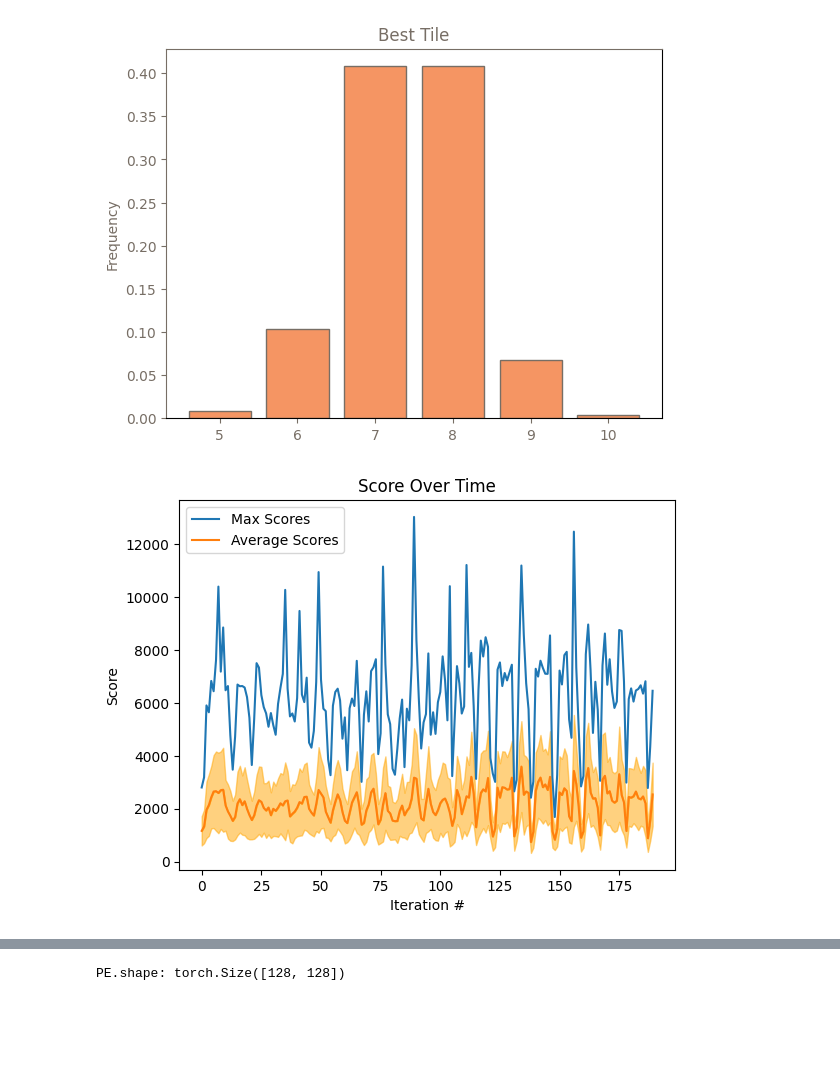
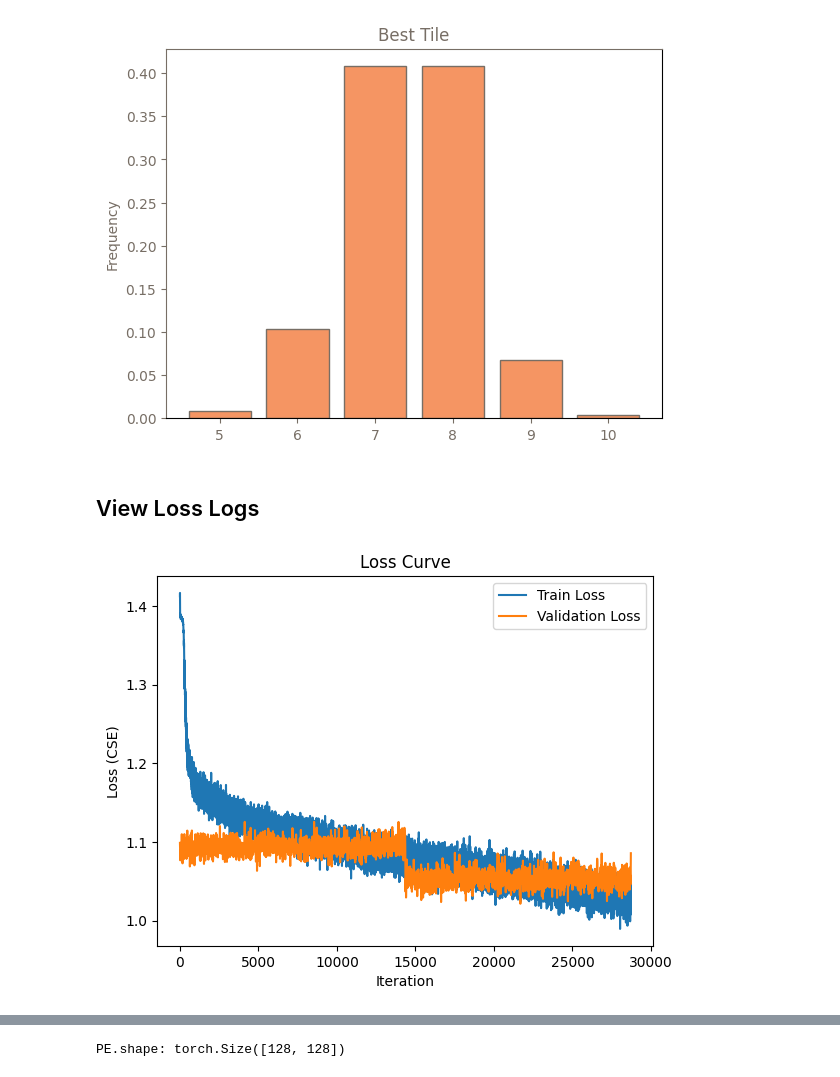
Before and after one commit to JackHanke/2048rl, a Jupyter notebook: workspace.ipynb, the cells around one changed output, grey strips where cells are left out. Drawn from its saved outputs; the diff is of its cells as text; code cells hidden in the pictures; blank space fills up the shorter version.

Commit message:
pretraining script

```diff
--- a/workspace.ipynb
+++ b/workspace.ipynb
@@ -93,15 +93,17 @@ plt.savefig('assets/BestAgentTileHistogram.png', transparent=True)
 plt.show()
 # %% [output]
 [figure]
-# %%
-import os
-import time
-import matplotlib.pyplot as plt
-from tools import plot_from_logs
-
-# plot newest file ev
-files = [f'./nets/logs/{x}' for x in os.listdir('./nets/logs')]
-plot_path = max(files , key = os.path.getctime)
-plot_from_logs(path=plot_path)
-# %% [output]
-[figure, removed]
+# %% [markdown]
+## View Loss Logs
+# %%
+import os
+import time
+import matplotlib.pyplot as plt
+from tools import plot_loss_from_logs
+
+# plot newest file ev
+files = [f'./nets/logs/pretraining/{x}' for x in os.listdir('./nets/logs/pretraining')]
+plot_path = max(files , key = os.path.getctime)
+plot_loss_from_logs(path=plot_path)
+# %% [output]
+[figure, added]
```
Also changed, not shown: parts of 4 cells of this notebook, 9 other files.
